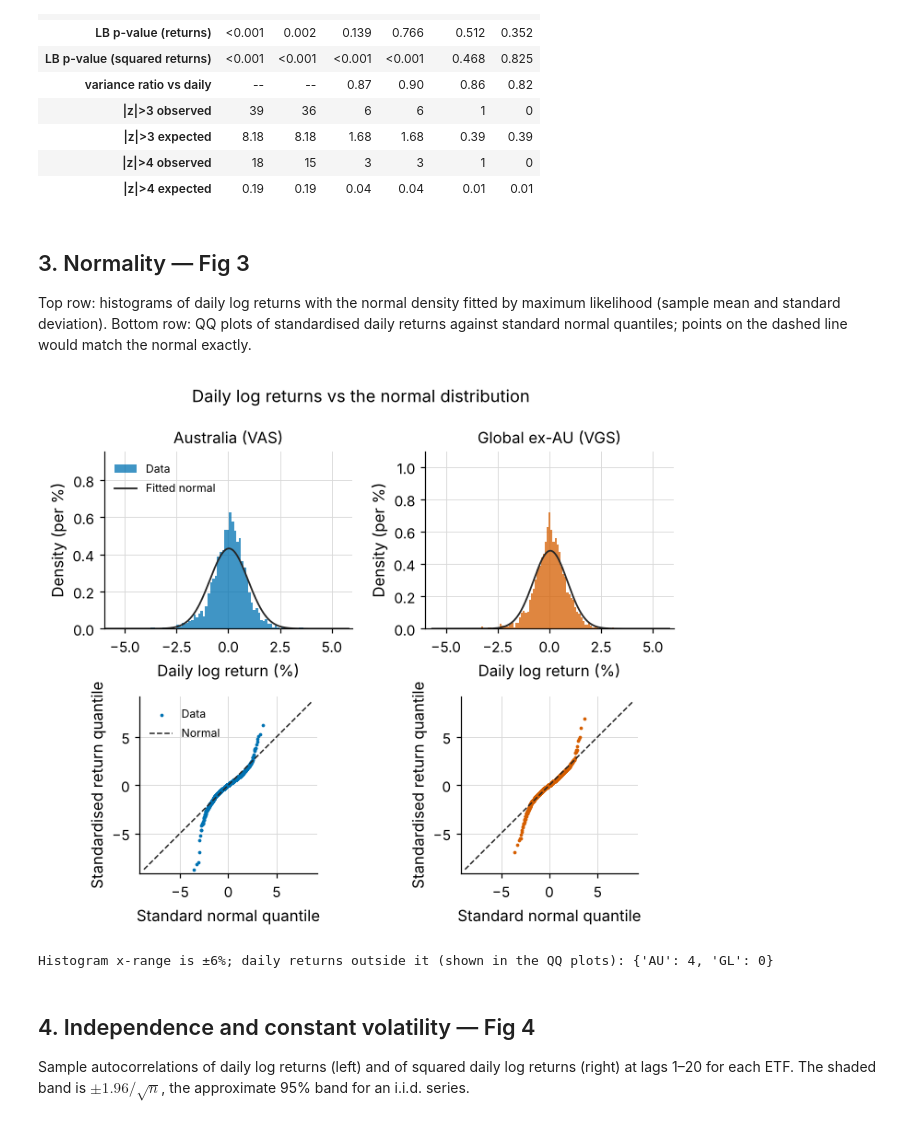
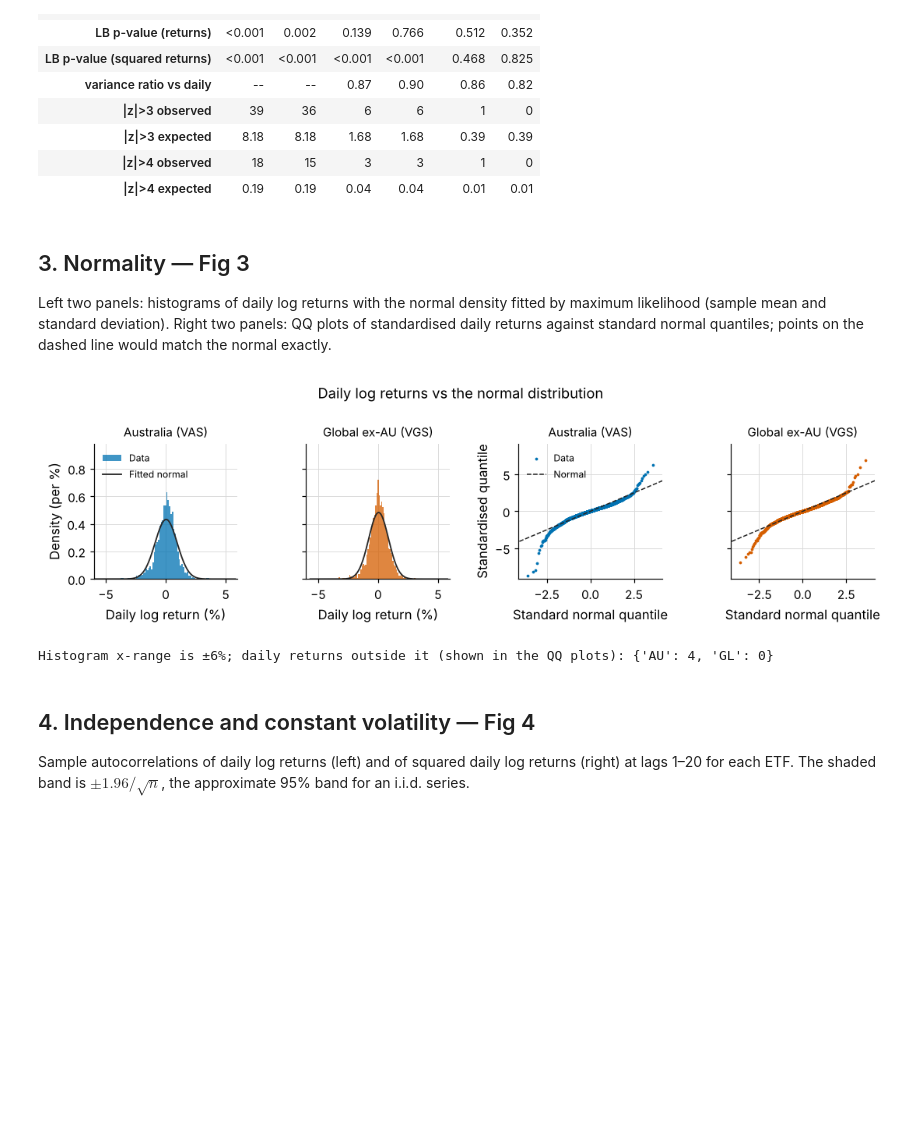
Before and after one commit to 9yifanchen9/MATH5816-Mini-Project, a Jupyter notebook: notebooks/02_diagnostics.ipynb, the cells around one changed output. Drawn from its saved outputs; the diff is of its cells as text; code cells hidden in the pictures; blank space fills up the shorter version.

```diff
--- a/notebooks/02_diagnostics.ipynb
+++ b/notebooks/02_diagnostics.ipynb
@@ -143,48 +143,55 @@ table2_fmt
 # %% [markdown]
 ## 3. Normality — Fig 3
 
-Top row: histograms of daily log returns with the normal density fitted by maximum likelihood (sample mean
-and standard deviation). Bottom row: QQ plots of standardised daily returns against standard normal
-quantiles; points on the dashed line would match the normal exactly.
+Left two panels: histograms of daily log returns with the normal density fitted by maximum likelihood (sample
+mean and standard deviation). Right two panels: QQ plots of standardised daily returns against standard
+normal quantiles; points on the dashed line would match the normal exactly.
 # %%
-fig, axes = plt.subplots(2, 2, figsize=(6.5, 5.6))
+fig, axes = plt.subplots(1, 4, figsize=(10.0, 3.0))
+hist_axes, qq_axes = axes[:2], axes[2:]
 qlim = 0
 for j, k in enumerate(KEYS):
     x = 100 * daily[k]                                    # percent
     m, s = x.mean(), x.std(ddof=1)
-    ax = axes[0, j]
+    ax = hist_axes[j]
     ax.hist(x, bins=120, density=True, color=cfg.COLORS[k], alpha=0.75, lw=0, label="Data")
     grid = np.linspace(x.min(), x.max(), 600)
     ax.plot(grid, stats.norm.pdf(grid, m, s), color="0.15", lw=1.2, label="Fitted normal")
     ax.set_xlim(-6, 6)
-    ax.set_ylim(0, ax.get_ylim()[1] * 1.45)
-    ax.set_title(cfg.LABELS[k], fontsize=11)
+    ax.set_title(cfg.LABELS[k], fontsize=10)
     ax.set_xlabel("Daily log return (%)")
-    ax.set_ylabel("Density (per %)")
 
     z = np.sort(((x - m) / s).to_numpy())
     theo = stats.norm.ppf((np.arange(1, len(z) + 1) - 0.5) / len(z))
-    ax = axes[1, j]
+    ax = qq_axes[j]
     ax.scatter(theo, z, s=6, color=cfg.COLORS[k], lw=0, label="Data")
-    qlim = max(qlim, np.abs(z).max(), np.abs(theo).max())
+    qlim = max(qlim, np.abs(z).max())
+    xq = np.abs(theo).max()
+    ax.set_title(cfg.LABELS[k], fontsize=10)
     ax.set_xlabel("Standard normal quantile")
-    ax.set_ylabel("Standardised return quantile")
 
 out_of_range = {k: int(((100 * daily[k]).abs() > 6).sum()) for k in KEYS}
-for ax in axes[1]:
+# Common y-scale within each pair of panels
+ytop = max(ax.get_ylim()[1] for ax in hist_axes) * 1.3
+for ax in hist_axes:
+    ax.set_ylim(0, ytop)
+hist_axes[0].set_ylabel("Density (per %)")
+hist_axes[1].tick_params(labelleft=False)
+for ax in qq_axes:
     ax.plot([-qlim, qlim], [-qlim, qlim], ls="--", color="0.15", lw=1, label="Normal")
-    ax.set_xlim(-qlim * 1.05, qlim * 1.05)
+    ax.set_xlim(-xq * 1.15, xq * 1.15)
     ax.set_ylim(-qlim * 1.05, qlim * 1.05)
-    ax.set_aspect("equal")
-axes[0, 0].legend(loc="upper left", fontsize=8)
-axes[1, 0].legend(loc="upper left", fontsize=8)
+qq_axes[0].set_ylabel("Standardised quantile")
+qq_axes[1].tick_params(labelleft=False)
+hist_axes[0].legend(loc="upper left", fontsize=8)
+qq_axes[0].legend(loc="upper left", fontsize=8)
 fig.suptitle("Daily log returns vs the normal distribution", fontsize=12)
 fig.tight_layout()
 gu.savefig(fig, "fig03_normality")
 plt.show()
 print(f"Histogram x-range is ±6%; daily returns outside it (shown in the QQ plots): {out_of_range}")
 # %% [output]
-[figure, old version]
+[figure, new version]
 Histogram x-range is ±6%; daily returns outside it (shown in the QQ plots): {'AU': 4, 'GL': 0}
 # %% [markdown]
 ## 4. Independence and constant volatility — Fig 4
```
Also changed, not shown: 6 other files.
